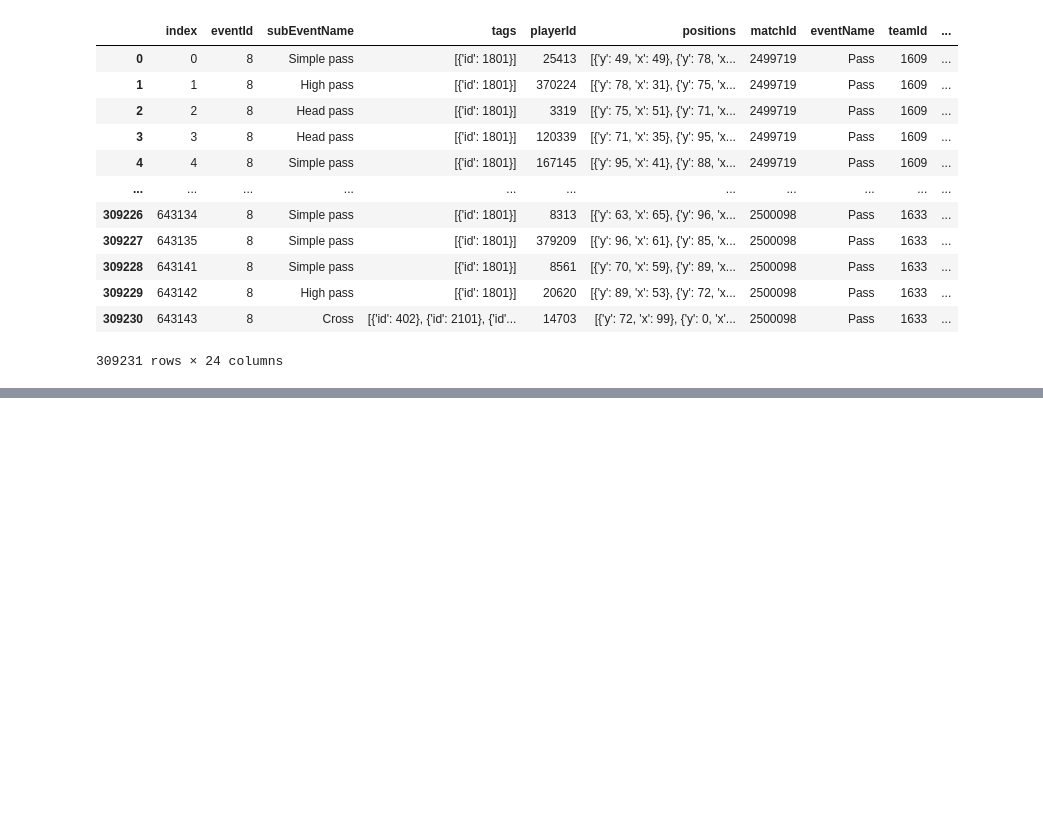
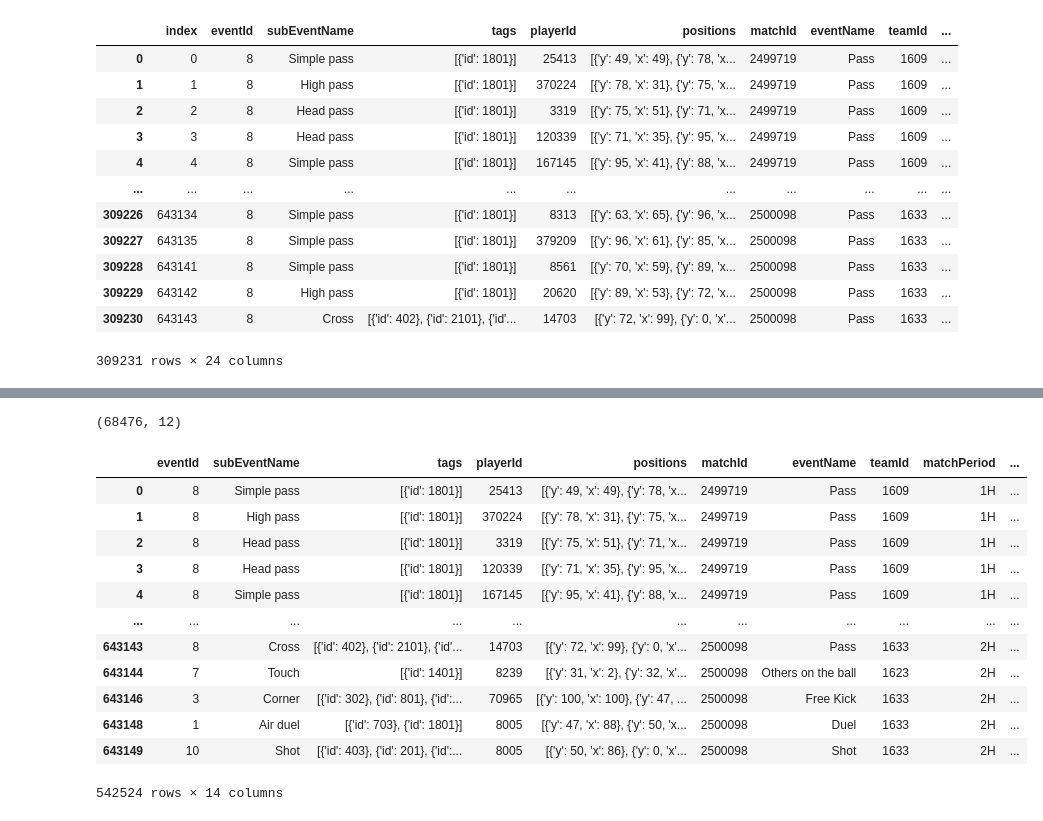
Before and after one commit to khoffLSU/footy_analytics, a Jupyter notebook: Valuing Actions Chapter.ipynb, the cells around one changed output, grey strips where cells are left out. Saved outputs shown, nothing was run; the diff lists cells and outputs as text; code cells hidden in the pictures; blank space fills up the shorter version.

```diff
--- a/Valuing Actions Chapter.ipynb
+++ b/Valuing Actions Chapter.ipynb
@@ -658,0 +662,6 @@ value_adding_actions = successful_moves.loc[successful_moves["xT_added"] > 0]
+# %%
+#load data - store it in train dataframe
+df = pd.DataFrame()
+with open('./data/events_England.json') as f:
+    data = json.load(f)
+    df = pd.DataFrame(data).reset_index().drop('index', axis=1)
@@ -658,0 +698,35 @@ value_adding_actions = successful_moves.loc[successful_moves["xT_added"] > 0]
+# %%
+next_event = df.shift(-1, fill_value=0)
+# %%
+# intermediate value for filtering
+lost_duels = (df
+              .loc[df["eventName"] == "Duel"]
+              .loc[lambda df_: df_.apply(lambda x:{'id':1802} in x.tags, axis = 1)]
+             )
+lost_duels.shape
+# %% [output]
+(68476, 12)
+# %%
+# trying to match prep.  Cannot get same rows
+(df
+ .assign(nextEvent = next_event.subEventName,
+         kickedOut = lambda df_: np.where(df_.nextEvent == "Ball out of the field",1,0))
+ .drop(lost_duels.index)
+ .query("eventName != 'Interruption'")
+ .query("subEventName != 'Ball out of field'")
+ .query("~subEventName.isin(['Goalkeeper leaving line','Save attempt', 'Reflexes'])")
+)
+# %% [output]
+|  | eventId | subEventName | tags | playerId | positions | matchId | eventName | teamId | matchPeriod | ... |
+| 0 | 8 | Simple pass | [{'id': 1801}] | 25413 | [{'y': 49, 'x': 49}, {'y': 78, 'x... | 2499719 | Pass | 1609 | 1H | ... |
+| 1 | 8 | High pass | [{'id': 1801}] | 370224 | [{'y': 78, 'x': 31}, {'y': 75, 'x... | 2499719 | Pass | 1609 | 1H | ... |
+| 2 | 8 | Head pass | [{'id': 1801}] | 3319 | [{'y': 75, 'x': 51}, {'y': 71, 'x... | 2499719 | Pass | 1609 | 1H | ... |
+| 3 | 8 | Head pass | [{'id': 1801}] | 120339 | [{'y': 71, 'x': 35}, {'y': 95, 'x... | 2499719 | Pass | 1609 | 1H | ... |
+| 4 | 8 | Simple pass | [{'id': 1801}] | 167145 | [{'y': 95, 'x': 41}, {'y': 88, 'x... | 2499719 | Pass | 1609 | 1H | ... |
+| ... | ... | ... | ... | ... | ... | ... | ... | ... | ... | ... |
+| 643143 | 8 | Cross | [{'id': 402}, {'id': 2101}, {'id'... | 14703 | [{'y': 72, 'x': 99}, {'y': 0, 'x'... | 2500098 | Pass | 1633 | 2H | ... |
+| 643144 | 7 | Touch | [{'id': 1401}] | 8239 | [{'y': 31, 'x': 2}, {'y': 32, 'x'... | 2500098 | Others on the ball | 1623 | 2H | ... |
+| 643146 | 3 | Corner | [{'id': 302}, {'id': 801}, {'id':... | 70965 | [{'y': 100, 'x': 100}, {'y': 47, ... | 2500098 | Free Kick | 1633 | 2H | ... |
+| 643148 | 1 | Air duel | [{'id': 703}, {'id': 1801}] | 8005 | [{'y': 47, 'x': 88}, {'y': 50, 'x... | 2500098 | Duel | 1633 | 2H | ... |
+| 643149 | 10 | Shot | [{'id': 403}, {'id': 201}, {'id':... | 8005 | [{'y': 50, 'x': 86}, {'y': 0, 'x'... | 2500098 | Shot | 1633 | 2H | ... |
+542524 rows × 14 columns
```
Also changed, not shown: parts of 11 cells of this notebook.
